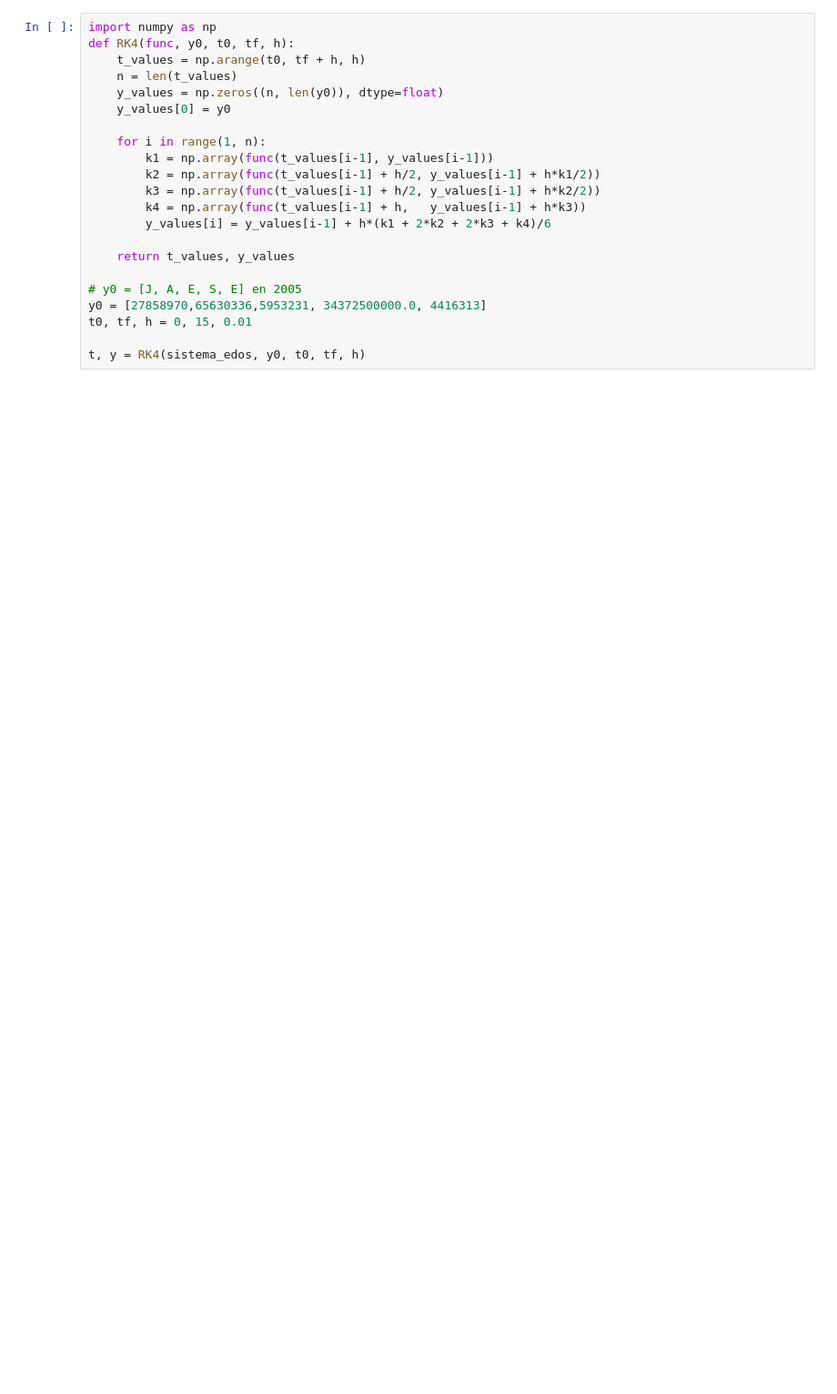
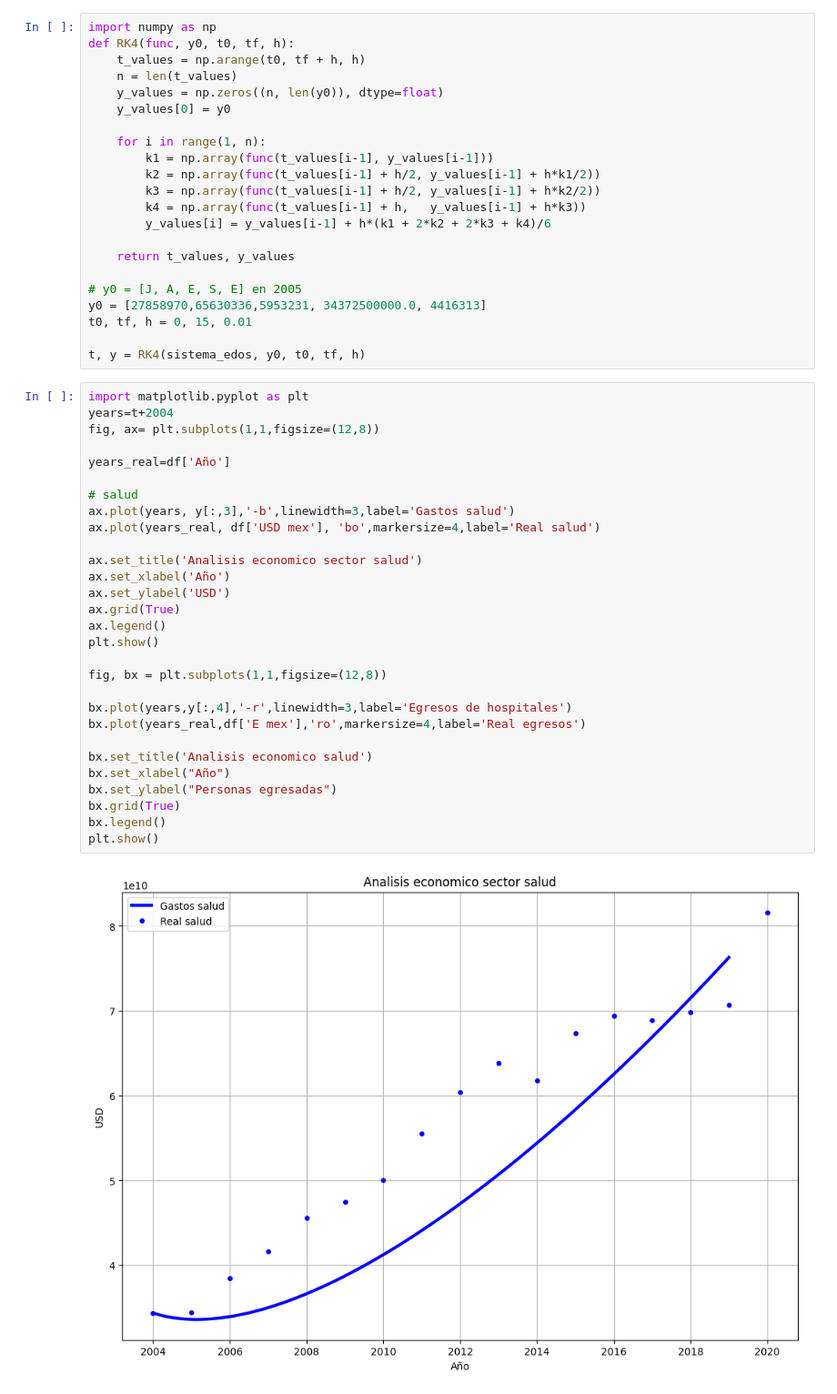
Before and after one commit to Lunaaaalj/MSED, a Jupyter notebook: code/sectores_salud/unificado_modelo.ipynb, the cells around one changed output. Shown: that part at 91% size. Saved outputs shown, nothing was run; the diff lists cells and outputs as text; blank space fills up the shorter version.

```diff
--- a/code/sectores_salud/unificado_modelo.ipynb
+++ b/code/sectores_salud/unificado_modelo.ipynb
@@ -180,3 +182,34 @@ y0 = [27858970,65630336,5953231, 34372500000.0, 4416313]
 t0, tf, h = 0, 15, 0.01
 
 t, y = RK4(sistema_edos, y0, t0, tf, h)
+# %%
+import matplotlib.pyplot as plt
+years=t+2004
+fig, ax= plt.subplots(1,1,figsize=(12,8))
+
+years_real=df['Año']
+
+# salud
+ax.plot(years, y[:,3],'-b',linewidth=3,label='Gastos salud')
+ax.plot(years_real, df['USD mex'], 'bo',markersize=4,label='Real salud')
+
+ax.set_title('Analisis economico sector salud')
+ax.set_xlabel('Año')
+ax.set_ylabel('USD')
+ax.grid(True)
+ax.legend()
+plt.show()
+
+fig, bx = plt.subplots(1,1,figsize=(12,8))
+
+bx.plot(years,y[:,4],'-r',linewidth=3,label='Egresos de hospitales')
+bx.plot(years_real,df['E mex'],'ro',markersize=4,label='Real egresos')
+
+bx.set_title('Analisis economico salud')
+bx.set_xlabel("Año")
+bx.set_ylabel("Personas egresadas")
+bx.grid(True)
+bx.legend()
+plt.show()
+# %% [output]
+[figure, added]
```
Also changed, not shown: parts of 3 cells of this notebook, 2 other files.
